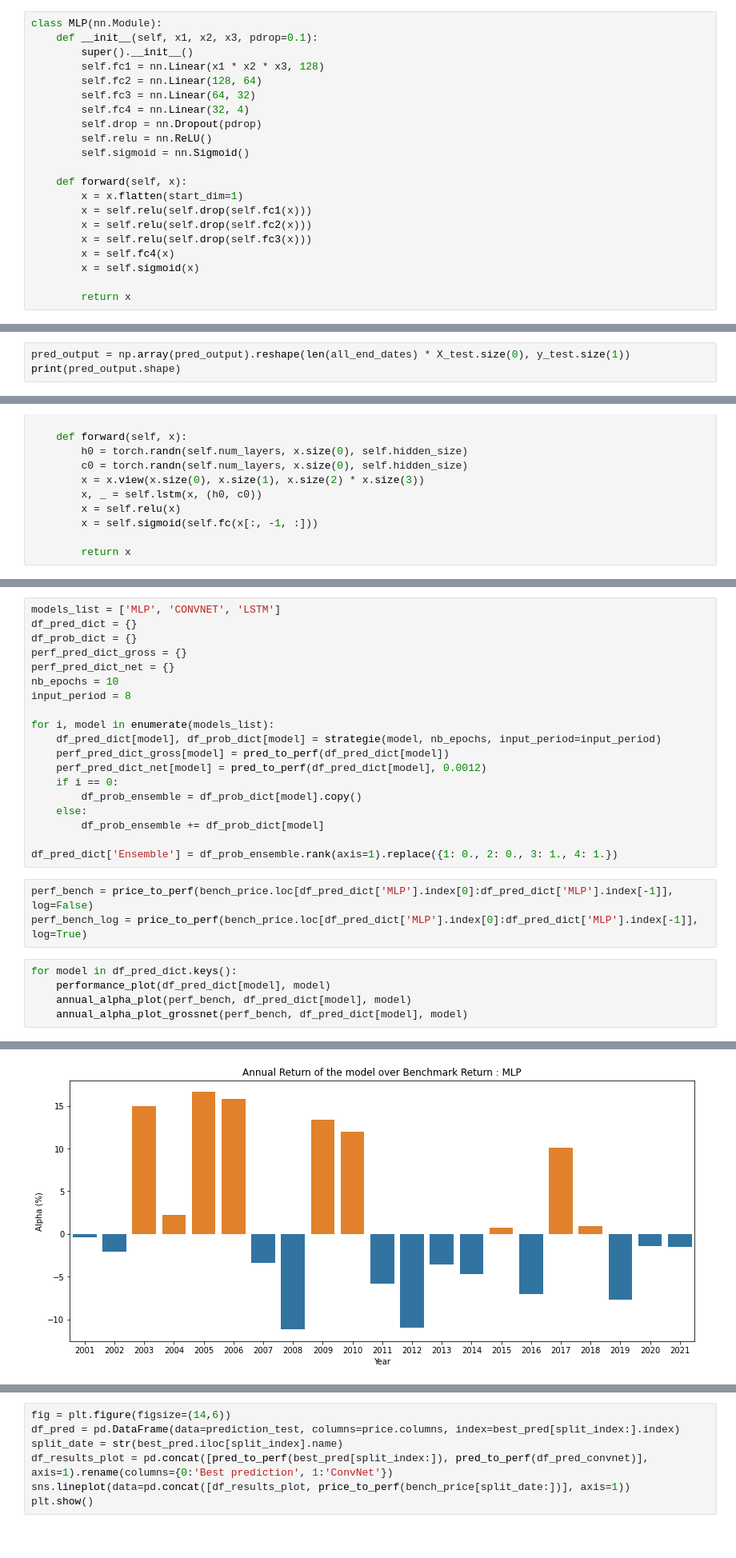
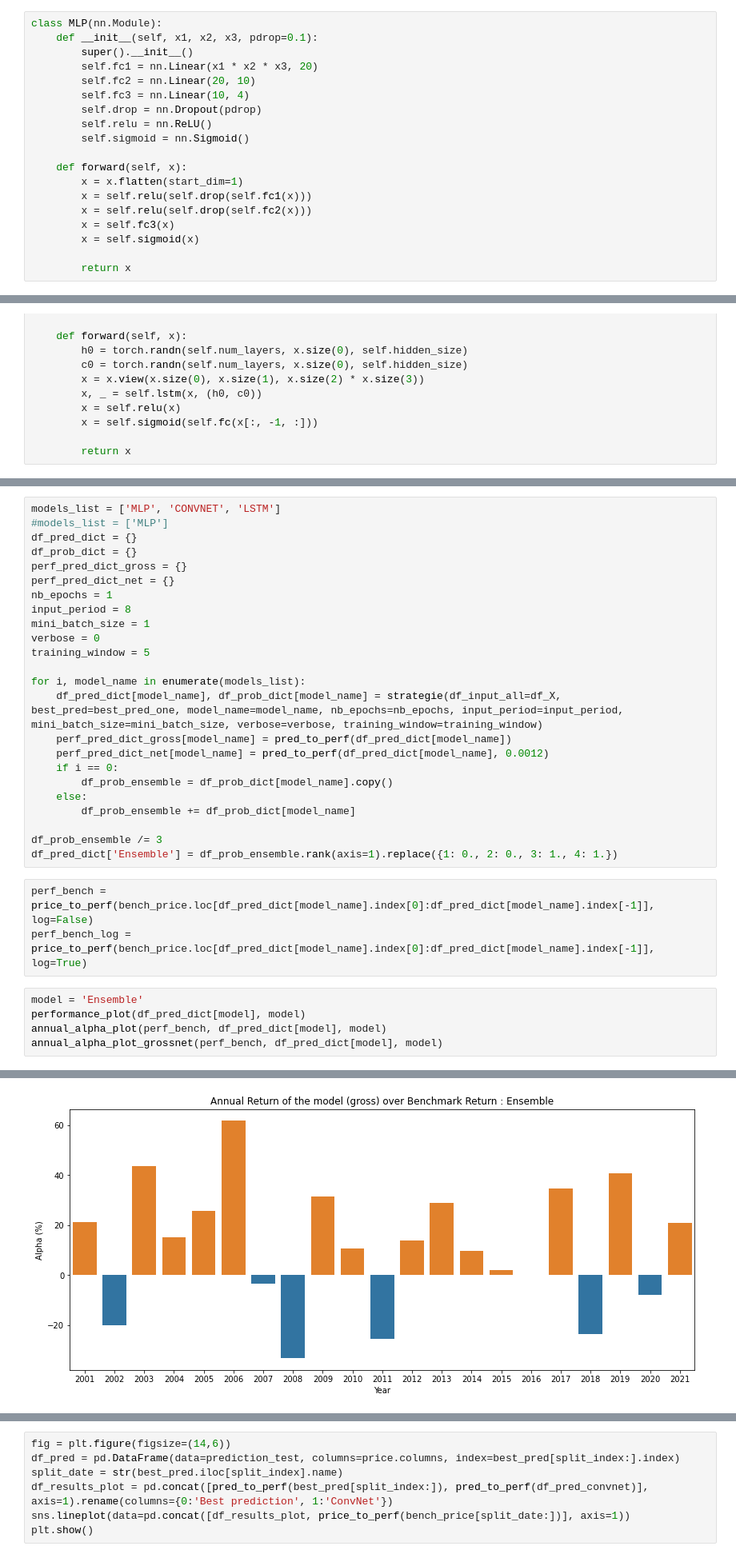
Before and after one commit to lacoupe/BCVS, a Jupyter notebook: SW/ml_size.ipynb, the cells around one changed output, grey strips where cells are left out. Shown at 80% size. Cells and saved outputs as stored; diff of their text form.

```diff
--- a/SW/ml_size.ipynb
+++ b/SW/ml_size.ipynb
@@ -159,10 +154,9 @@ def price_to_perf(df, log=False):
 class MLP(nn.Module):
     def __init__(self, x1, x2, x3, pdrop=0.1):
         super().__init__()
-        self.fc1 = nn.Linear(x1 * x2 * x3, 128)
-        self.fc2 = nn.Linear(128, 64)
-        self.fc3 = nn.Linear(64, 32)
-        self.fc4 = nn.Linear(32, 4)
+        self.fc1 = nn.Linear(x1 * x2 * x3, 20)
+        self.fc2 = nn.Linear(20, 10)
+        self.fc3 = nn.Linear(10, 4)
         self.drop = nn.Dropout(pdrop)
         self.relu = nn.ReLU()
         self.sigmoid = nn.Sigmoid()
@@ -171,8 +165,7 @@ class MLP(nn.Module):
         x = x.flatten(start_dim=1)
         x = self.relu(self.drop(self.fc1(x)))
         x = self.relu(self.drop(self.fc2(x)))
-        x = self.relu(self.drop(self.fc3(x)))
-        x = self.fc4(x)
+        x = self.fc3(x)
         x = self.sigmoid(x)
 
         return x
@@ -339,3 +171,0 @@ array([[0., 0., 0., 1.],
-# %%
-pred_output = np.array(pred_output).reshape(len(all_end_dates) * X_test.size(0), y_test.size(1))
-print(pred_output.shape)
@@ -539,29 +367,34 @@ def strategie(model='MLP', nb_epochs=50, input_period=8, month_test_period=5, mi
     return df_pred, df_prob
 # %%
 models_list = ['MLP', 'CONVNET', 'LSTM']
+#models_list = ['MLP']
 df_pred_dict = {}
 df_prob_dict = {}
 perf_pred_dict_gross = {}
 perf_pred_dict_net = {}
-nb_epochs = 10
+nb_epochs = 1
 input_period = 8
+mini_batch_size = 1
+verbose = 0
+training_window = 5
 
-for i, model in enumerate(models_list):
-    df_pred_dict[model], df_prob_dict[model] = strategie(model, nb_epochs, input_period=input_period)
-    perf_pred_dict_gross[model] = pred_to_perf(df_pred_dict[model])
-    perf_pred_dict_net[model] = pred_to_perf(df_pred_dict[model], 0.0012)
+for i, model_name in enumerate(models_list):
+    df_pred_dict[model_name], df_prob_dict[model_name] = strategie(df_input_all=df_X, best_pred=best_pred_one, model_name=model_name, nb_epochs=nb_epochs, input_period=input_period, mini_batch_size=mini_batch_size, verbose=verbose, training_window=training_window)
+    perf_pred_dict_gross[model_name] = pred_to_perf(df_pred_dict[model_name])
+    perf_pred_dict_net[model_name] = pred_to_perf(df_pred_dict[model_name], 0.0012)
     if i == 0:
-        df_prob_ensemble = df_prob_dict[model].copy()
+        df_prob_ensemble = df_prob_dict[model_name].copy()
     else:
-        df_prob_ensemble += df_prob_dict[model]
+        df_prob_ensemble += df_prob_dict[model_name]
 
+df_prob_ensemble /= 3
 df_pred_dict['Ensemble'] = df_prob_ensemble.rank(axis=1).replace({1: 0., 2: 0., 3: 1., 4: 1.})
 # %%
-perf_bench = price_to_perf(bench_price.loc[df_pred_dict['MLP'].index[0]:df_pred_dict['MLP'].index[-1]], log=False)
-perf_bench_log = price_to_perf(bench_price.loc[df_pred_dict['MLP'].index[0]:df_pred_dict['MLP'].index[-1]], log=True)
+perf_bench = price_to_perf(bench_price.loc[df_pred_dict[model_name].index[0]:df_pred_dict[model_name].index[-1]], log=False)
+perf_bench_log = price_to_perf(bench_price.loc[df_pred_dict[model_name].index[0]:df_pred_dict[model_name].index[-1]], log=True)
 # %%
-for model in df_pred_dict.keys():
-    performance_plot(df_pred_dict[model], model)
-    annual_alpha_plot(perf_bench, df_pred_dict[model], model)
-    annual_alpha_plot_grossnet(perf_bench, df_pred_dict[model], model)
+model = 'Ensemble'
+performance_plot(df_pred_dict[model], model)
+annual_alpha_plot(perf_bench, df_pred_dict[model], model)
+annual_alpha_plot_grossnet(perf_bench, df_pred_dict[model], model)
 # %% [output]
@@ -569 +402 @@ for model in df_pred_dict.keys():
-[figure, old version]
+[figure, new version]
```
Also changed, not shown: parts of 36 cells of this notebook, 15 other files.
